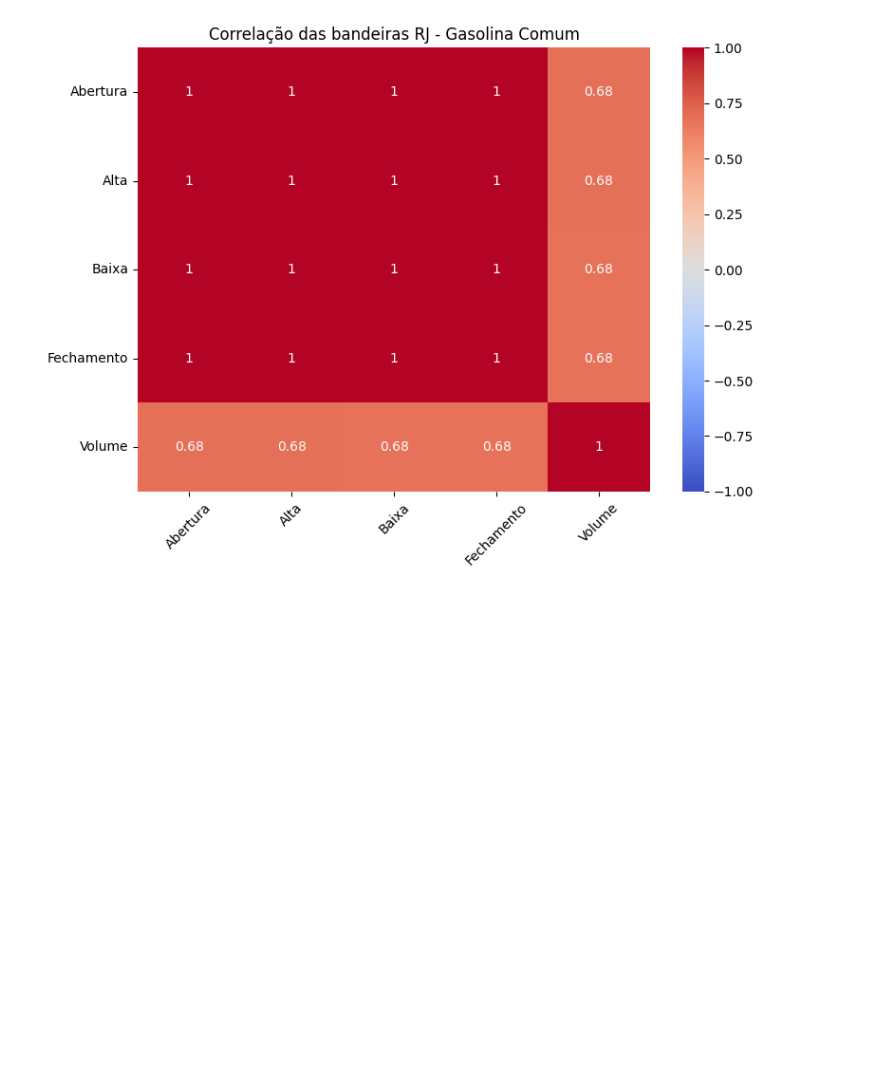
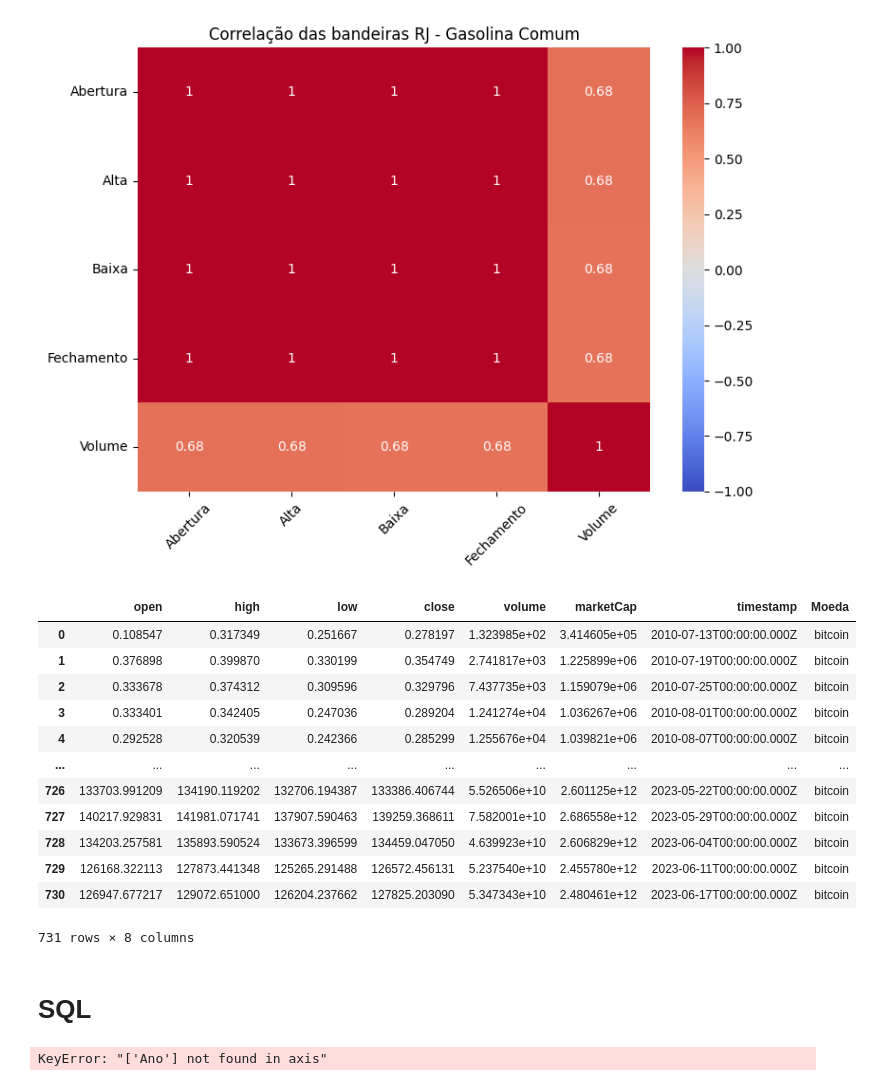
Before and after one commit to CassioRibeiro/ProjetoFinal, a Jupyter notebook: [M5]_Projeto_Final.ipynb, the cells around one changed output. Drawn from its saved outputs; the diff is of its cells as text; code cells hidden in the pictures; blank space fills up the shorter version.

```diff
--- a/[M5]_Projeto_Final.ipynb
+++ b/[M5]_Projeto_Final.ipynb
@@ -665,3 +665,21 @@ plt.tight_layout()
 plt.show()
 # %% [output]
 [figure]
+# %%
+bitcoin
+# %% [output]
+|  | open | high | low | close | volume | marketCap | timestamp | Moeda |
+| 0 | 0.108547 | 0.317349 | 0.251667 | 0.278197 | 1.323985e+02 | 3.414605e+05 | 2010-07-13T00:00:00.000Z | bitcoin |
+| 1 | 0.376898 | 0.399870 | 0.330199 | 0.354749 | 2.741817e+03 | 1.225899e+06 | 2010-07-19T00:00:00.000Z | bitcoin |
+| 2 | 0.333678 | 0.374312 | 0.309596 | 0.329796 | 7.437735e+03 | 1.159079e+06 | 2010-07-25T00:00:00.000Z | bitcoin |
+| 3 | 0.333401 | 0.342405 | 0.247036 | 0.289204 | 1.241274e+04 | 1.036267e+06 | 2010-08-01T00:00:00.000Z | bitcoin |
+| 4 | 0.292528 | 0.320539 | 0.242366 | 0.285299 | 1.255676e+04 | 1.039821e+06 | 2010-08-07T00:00:00.000Z | bitcoin |
+| ... | ... | ... | ... | ... | ... | ... | ... | ... |
+| 726 | 133703.991209 | 134190.119202 | 132706.194387 | 133386.406744 | 5.526506e+10 | 2.601125e+12 | 2023-05-22T00:00:00.000Z | bitcoin |
+| 727 | 140217.929831 | 141981.071741 | 137907.590463 | 139259.368611 | 7.582001e+10 | 2.686558e+12 | 2023-05-29T00:00:00.000Z | bitcoin |
+| 728 | 134203.257581 | 135893.590524 | 133673.396599 | 134459.047050 | 4.639923e+10 | 2.606829e+12 | 2023-06-04T00:00:00.000Z | bitcoin |
+| 729 | 126168.322113 | 127873.441348 | 125265.291488 | 126572.456131 | 5.237540e+10 | 2.455780e+12 | 2023-06-11T00:00:00.000Z | bitcoin |
+| 730 | 126947.677217 | 129072.651000 | 126204.237662 | 127825.203090 | 5.347343e+10 | 2.480461e+12 | 2023-06-17T00:00:00.000Z | bitcoin |
+731 rows × 8 columns
+# %% [markdown]
+# SQL
@@ -667,0 +701,4 @@ plt.show()
+# %%
+copy = copy.drop('Ano', axis=1)
+# %% [output]
+KeyError: "['Ano'] not found in axis"
```
Also changed, not shown: parts of 5 cells of this notebook.
